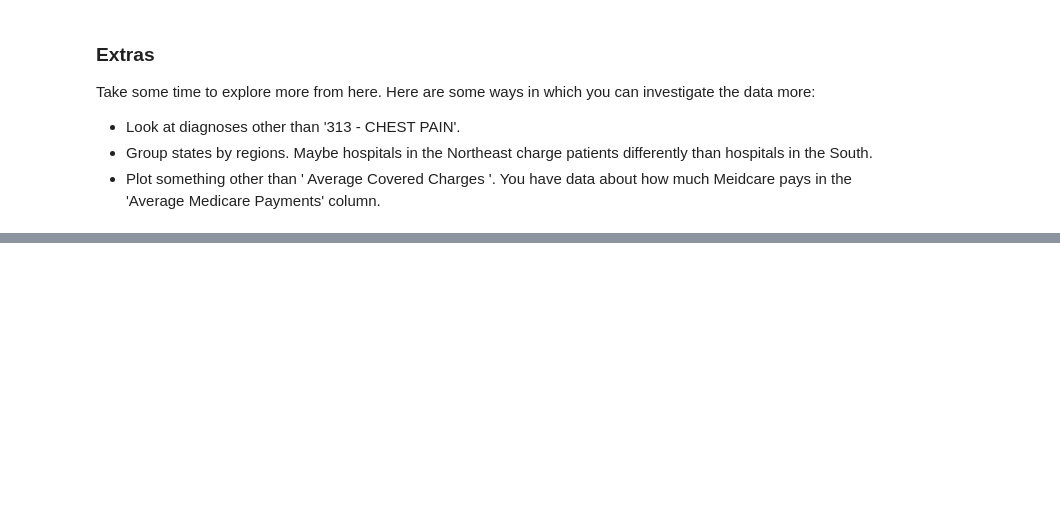
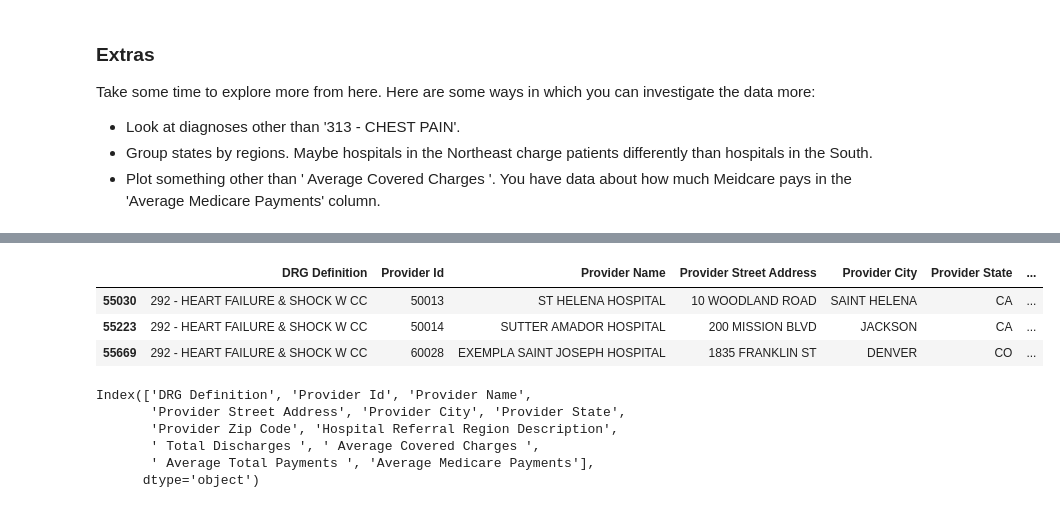
Before and after one commit to firatolcum/Codecademy_Data_Analytics_Course, a Jupyter notebook: Advanced Exploratory Data Analysis/Healthcare in Different States Project/Healthcare_in_Different_States.ipynb, the cells around one changed output, grey strips where cells are left out. Drawn from its saved outputs; the diff is of its cells as text; code cells hidden in the pictures; blank space fills up the shorter version.

```diff
--- a/Advanced Exploratory Data Analysis/Healthcare in Different States Project/Healthcare_in_Different_States.ipynb
+++ b/Advanced Exploratory Data Analysis/Healthcare in Different States Project/Healthcare_in_Different_States.ipynb
@@ -191,0 +213,17 @@ Take some time to explore more from here. Here are some ways in which you can in
+# %%
+heart_failure = healthcare[healthcare["DRG Definition"] == "292 - HEART FAILURE & SHOCK W CC"]
+heart_failure.head(3)
+# %% [output]
+|  | DRG Definition | Provider Id | Provider Name | Provider Street Address | Provider City | Provider State | ... |
+| 55030 | 292 - HEART FAILURE & SHOCK W CC | 50013 | ST HELENA HOSPITAL | 10 WOODLAND ROAD | SAINT HELENA | CA | ... |
+| 55223 | 292 - HEART FAILURE & SHOCK W CC | 50014 | SUTTER AMADOR HOSPITAL | 200 MISSION BLVD | JACKSON | CA | ... |
+| 55669 | 292 - HEART FAILURE & SHOCK W CC | 60028 | EXEMPLA SAINT JOSEPH HOSPITAL | 1835 FRANKLIN ST | DENVER | CO | ... |
+# %%
+heart_failure.columns
+# %% [output]
+Index(['DRG Definition', 'Provider Id', 'Provider Name',
+       'Provider Street Address', 'Provider City', 'Provider State',
+       'Provider Zip Code', 'Hospital Referral Region Description',
+       ' Total Discharges ', ' Average Covered Charges ',
+       ' Average Total Payments ', 'Average Medicare Payments'],
+      dtype='object')
```
Also changed, not shown: parts of 9 cells of this notebook, 6 other files.
